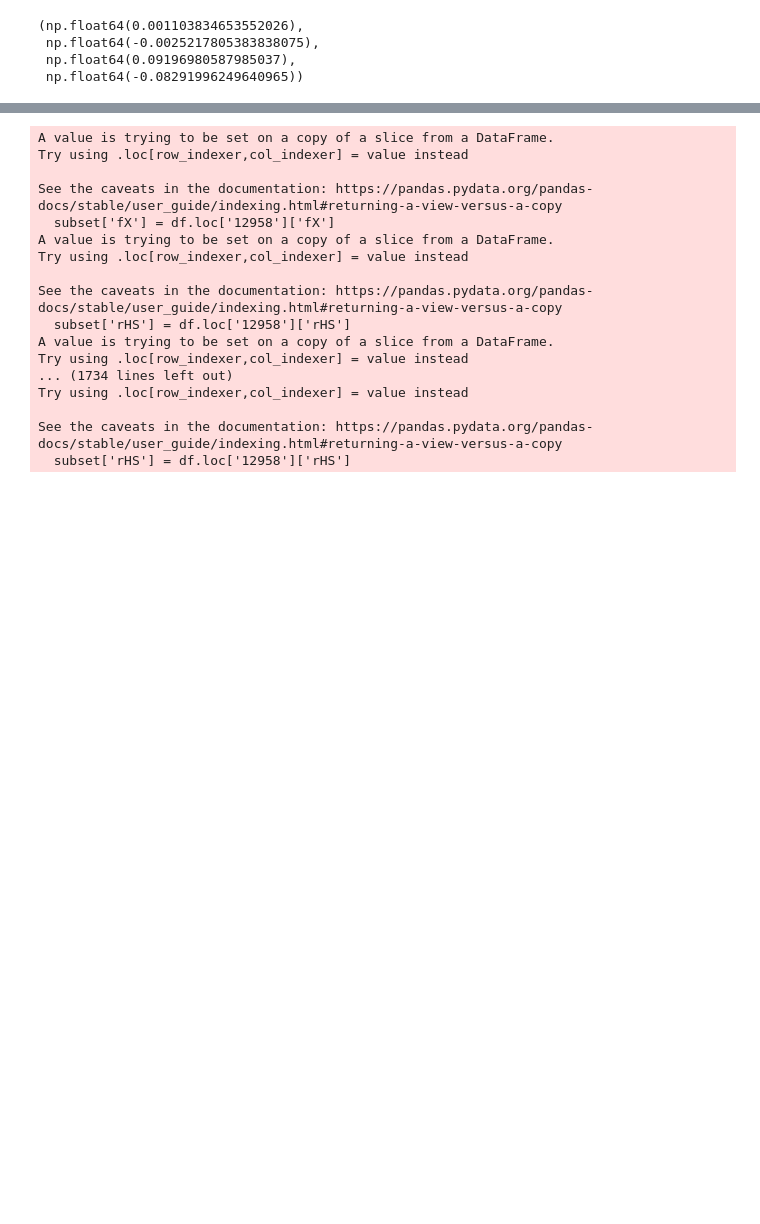
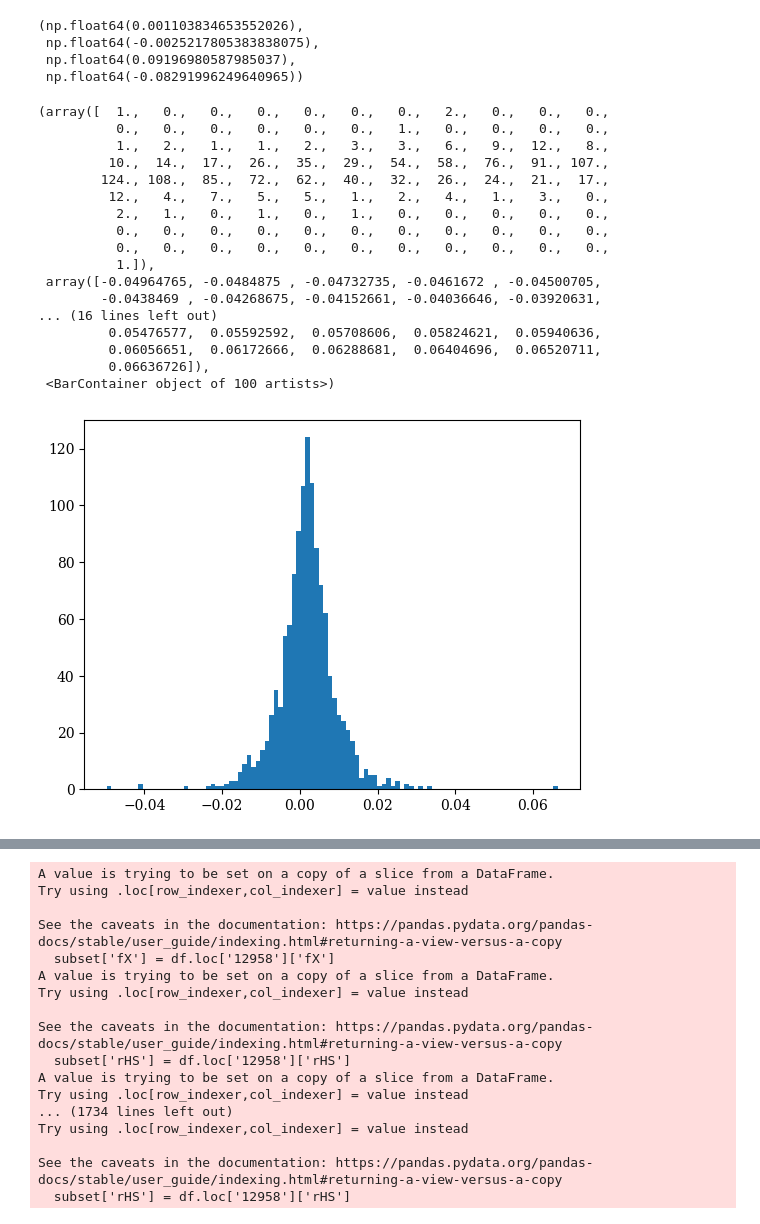
Before and after one commit to lisaleemcb/alfred, a Jupyter notebook: notebooks/Emulator_Comparison.ipynb, the cells around one changed output, grey strips where cells are left out. Drawn from its saved outputs; the diff is of its cells as text; code cells hidden in the pictures; blank space fills up the shorter version.

```diff
--- a/notebooks/Emulator_Comparison.ipynb
+++ b/notebooks/Emulator_Comparison.ipynb
@@ -169,6 +169,27 @@ points[:,2].max(), points[:,2].min(), bias.max(), bias.min()
  np.float64(-0.0025217805383838075),
  np.float64(0.09196980587985037),
  np.float64(-0.08291996249640965))
+# %%
+plt.hist(all_bias_vals, bins=100)
+# %% [output]
+(array([  1.,   0.,   0.,   0.,   0.,   0.,   0.,   2.,   0.,   0.,   0.,
+          0.,   0.,   0.,   0.,   0.,   0.,   1.,   0.,   0.,   0.,   0.,
+          1.,   2.,   1.,   1.,   2.,   3.,   3.,   6.,   9.,  12.,   8.,
+         10.,  14.,  17.,  26.,  35.,  29.,  54.,  58.,  76.,  91., 107.,
+        124., 108.,  85.,  72.,  62.,  40.,  32.,  26.,  24.,  21.,  17.,
+         12.,   4.,   7.,   5.,   5.,   1.,   2.,   4.,   1.,   3.,   0.,
+          2.,   1.,   0.,   1.,   0.,   1.,   0.,   0.,   0.,   0.,   0.,
+          0.,   0.,   0.,   0.,   0.,   0.,   0.,   0.,   0.,   0.,   0.,
+          0.,   0.,   0.,   0.,   0.,   0.,   0.,   0.,   0.,   0.,   0.,
+          1.]),
+ array([-0.04964765, -0.0484875 , -0.04732735, -0.0461672 , -0.04500705,
+        -0.0438469 , -0.04268675, -0.04152661, -0.04036646, -0.03920631,
+... (16 lines left out)
+         0.05476577,  0.05592592,  0.05708606,  0.05824621,  0.05940636,
+         0.06056651,  0.06172666,  0.06288681,  0.06404696,  0.06520711,
+         0.06636726]),
+ <BarContainer object of 100 artists>)
+[figure, added]
 # %%
 import numpy as np
 import seaborn as sns
```
Also changed, not shown: parts of 4 cells of this notebook, 4 other files.
